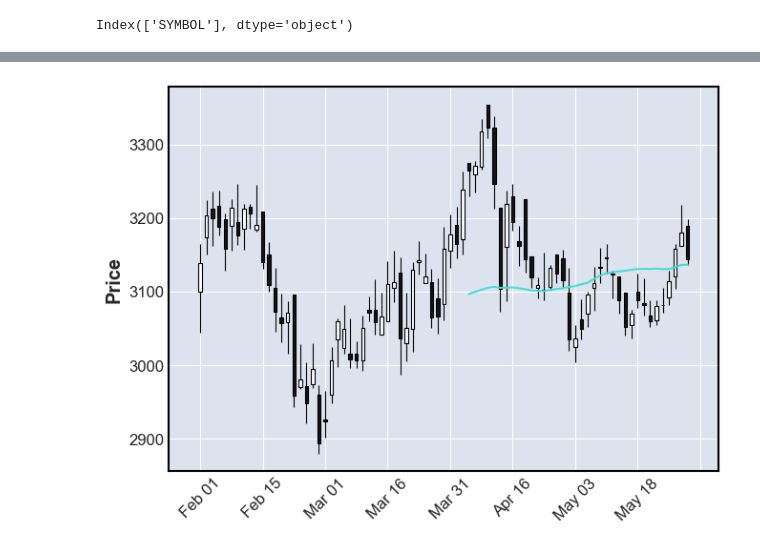
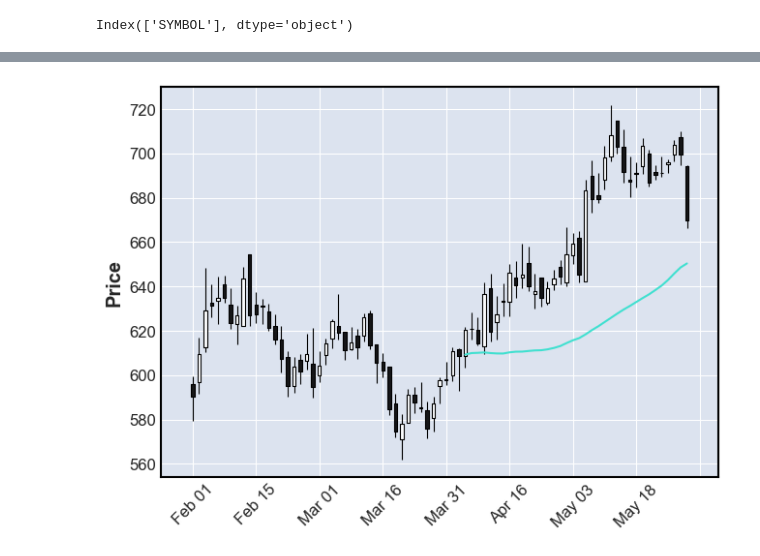
Before and after one commit to my8286/Stock-Analysis, a Jupyter notebook: Simple Moving Average.ipynb, the cells around one changed output, grey strips where cells are left out. Saved outputs shown, nothing was run; the diff lists cells and outputs as text; code cells hidden in the pictures.

```diff
--- a/Simple Moving Average.ipynb
+++ b/Simple Moving Average.ipynb
@@ -15,12 +15,19 @@ nifty50.columns
 # %% [output]
 Index(['SYMBOL'], dtype='object')
 # %%
+list=[]
 for name, values in nifty50.iteritems():
     for index in values:
-        tcs=get_history(index,start=datetime(2021,2,1),end=datetime(2021,12,20))
-        tcs.to_csv("stocks/{index}.csv".format(index=index))
-        print(index)
+        rising_stock=get_history(index,start=datetime(2021,2,1),end=datetime(2021,12,20))
+        sublist=[]
+        if rising_stock['Open'][-1] < rising_stock['Close'][-1]:
+            rising_stock.to_csv("stocks/{index}.csv".format(index=index))
+            sublist.append(index)
+            list.append(sublist)
+            print(index)
     #print('{name}: {value}'.format(name=name, value=values))
+data=pd.DataFrame(list,columns=["SYMBOL"])
+data.to_csv("stocks/rising_stocks.csv")
 # %% [output]
 RELIANCE
 ADANIPORTS
@@ -57,9 +55,13 @@ daily.tail(3)
 # calculating the simple moving average (which is just mean calculated progressively)
 # and add the result as a new column to dataframe
 
-### We need to define two windows: Short term window and Long-term window
+### We need to define a window: Short term window
 ### and plot the graph with points where upturn and downturn happen
 
-short_window = 44
-
-daily["44_obs_for_SMA"] = daily["Close"].rolling(window=short_window).mean()
+for name, values in nifty50.iteritems():
+    for index in values:
+        stock = pd.read_csv('stocks/{index}.csv'.format(index=index),index_col=0,parse_dates=True)
+        stock.index.name = 'Date'
+        short_window = 44
+        stock["44_obs_for_SMA"] = stock["Close"].rolling(window=short_window).mean()
+stock.tail(3)
@@ -80,9 +74,9 @@ mpf.plot(daily)
 # %%
 plt.style.use('ggplot')
 # %%
-mpf.plot(daily,type='candle',mav=44)
+mpf.plot(stock,type='candle',mav=44)
 # %% [output]
-[figure, old version]
+[figure, new version]
 # %%
 mc = mpf.make_marketcolors(up='g',down='r',
                            edge='black',
```
Also changed, not shown: parts of 7 cells of this notebook, 32 other files.
